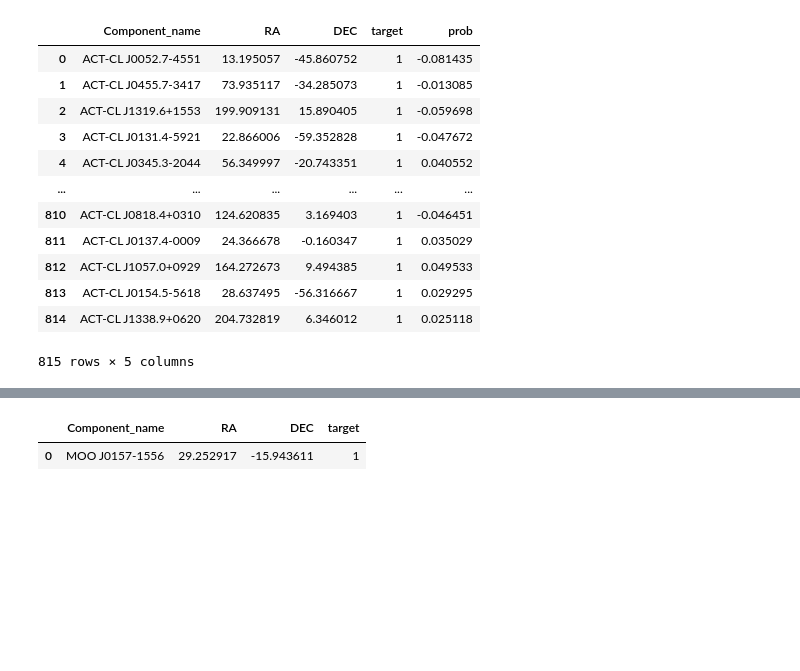
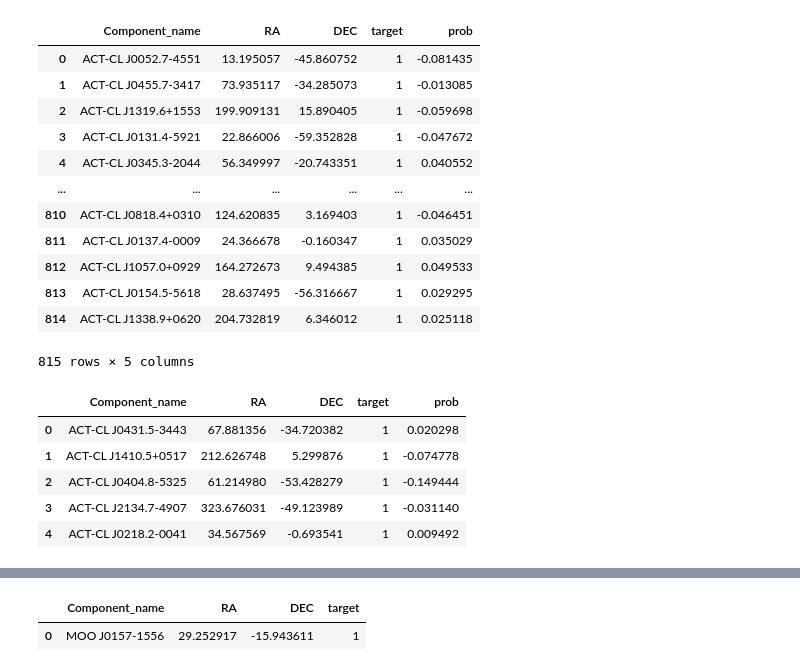
Before and after one commit to pelancha/galaxyHackers, a Jupyter notebook: notebooks/data.ipynb, the cells around one changed output, grey strips where cells are left out. Cells and saved outputs as stored; diff of their text form; code cells hidden in the pictures; blank space fills up the shorter version.

```diff
--- a/notebooks/data.ipynb
+++ b/notebooks/data.ipynb
@@ -692,10 +695,35 @@ for iter1 in range(5):    # 100 = number of classes
     os.makedirs(path, exist_ok=True)
 # %%
 r5 = rand[rand.target==0].sample(5, random_state=5).reset_index(drop=True)
+max_ra = r5['RA'].max()
+max_de = r5['DEC'].max()
+required_space = 15 / 60 #15 minutes including shift
+# print(max_ra, max_de)
+
+while (max_ra + required_space) > 360 or (max_de - required_space) < -90:
+    r5 = rand[rand.target==0].sample(5).reset_index(drop=True)
+    max_ra = r5['RA'].max()
+    max_de = r5['DEC'].max()
+    display(r5)
 r5.to_csv('./data/example/r5.csv',index=False)
 
 cl5 = clust[clust.target==1].sample(5, random_state=5).reset_index(drop=True)
+max_ra = cl5['RA'].max()
+max_de = cl5['DEC'].max()
+required_space = 15 / 60 #15 minutes including shift
+while (max_ra + required_space) > 360 or (max_de - required_space) < -90:
+    cl5 = clust[clust.target==1].sample(5).reset_index(drop=True)
+    max_ra = cl5['RA'].max()
+    max_de = cl5['DEC'].max()
+    display(cl5)
 cl5.to_csv('./data/example/cl5.csv',index=False)
+# %% [output]
+|  | Component_name | RA | DEC | target | prob |
+| 0 | ACT-CL J0431.5-3443 | 67.881356 | -34.720382 | 1 | 0.020298 |
+| 1 | ACT-CL J1410.5+0517 | 212.626748 | 5.299876 | 1 | -0.074778 |
+| 2 | ACT-CL J0404.8-5325 | 61.214980 | -53.428279 | 1 | -0.149444 |
+| 3 | ACT-CL J2134.7-4907 | 323.676031 | -49.123989 | 1 | -0.031140 |
+| 4 | ACT-CL J0218.2-0041 | 34.567569 | -0.693541 | 1 | 0.009492 |
 # %%
 cl5
 # %% [output]
```
Also changed, not shown: parts of 25 cells of this notebook.
